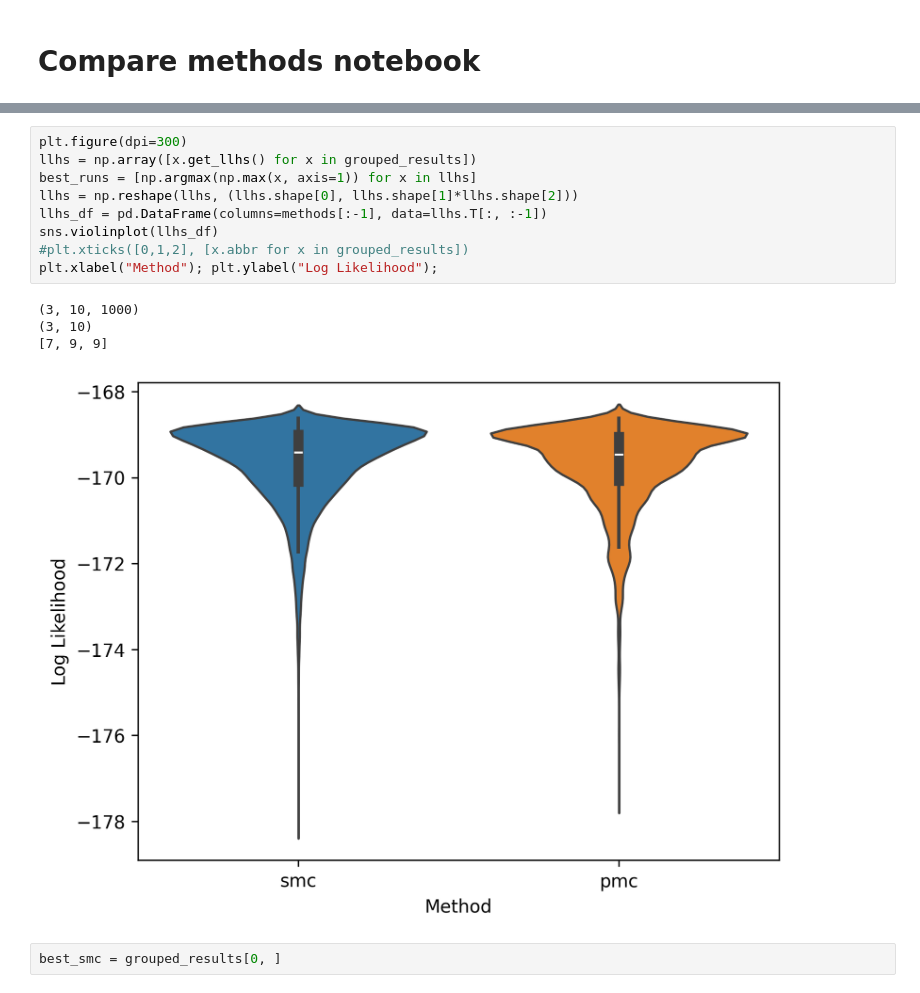
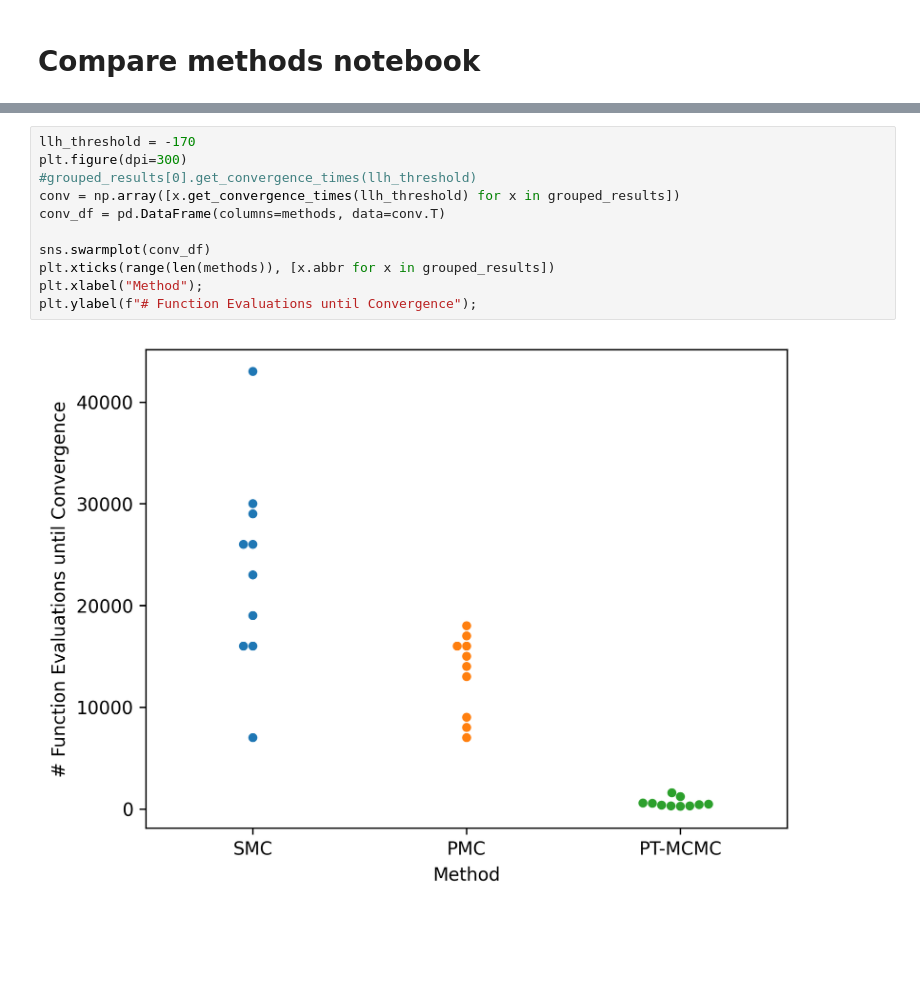
Before and after one commit to LarkinIt/BayesianBenchmark, a Jupyter notebook: compare_methods.ipynb, the cells around one changed output, grey strips where cells are left out. Drawn from its saved outputs; the diff is of its cells as text; blank space fills up the shorter version.

Commit message:
Added trace plots, measures of convergence including KS stats

```diff
--- a/compare_methods.ipynb
+++ b/compare_methods.ipynb
@@ -91,16 +181,13 @@ plt.xlabel("Method"); plt.ylabel("# of Objective Function Calls");
 # %%
+llh_threshold = -170
 plt.figure(dpi=300)
-llhs = np.array([x.get_llhs() for x in grouped_results])
-best_runs = [np.argmax(np.max(x, axis=1)) for x in llhs]
-llhs = np.reshape(llhs, (llhs.shape[0], llhs.shape[1]*llhs.shape[2]))
-llhs_df = pd.DataFrame(columns=methods[:-1], data=llhs.T[:, :-1])
-sns.violinplot(llhs_df)
-#plt.xticks([0,1,2], [x.abbr for x in grouped_results])
-plt.xlabel("Method"); plt.ylabel("Log Likelihood");
+#grouped_results[0].get_convergence_times(llh_threshold)
+conv = np.array([x.get_convergence_times(llh_threshold) for x in grouped_results])
+conv_df = pd.DataFrame(columns=methods, data=conv.T)
+
+sns.swarmplot(conv_df)
+plt.xticks(range(len(methods)), [x.abbr for x in grouped_results])
+plt.xlabel("Method");
+plt.ylabel(f"# Function Evaluations until Convergence");
 # %% [output]
-(3, 10, 1000)
-(3, 10)
-[7, 9, 9]
-[figure, old version]
+[figure, new version]
-# %%
-best_smc = grouped_results[0, ]
```
Also changed, not shown: parts of 13 cells of this notebook.
